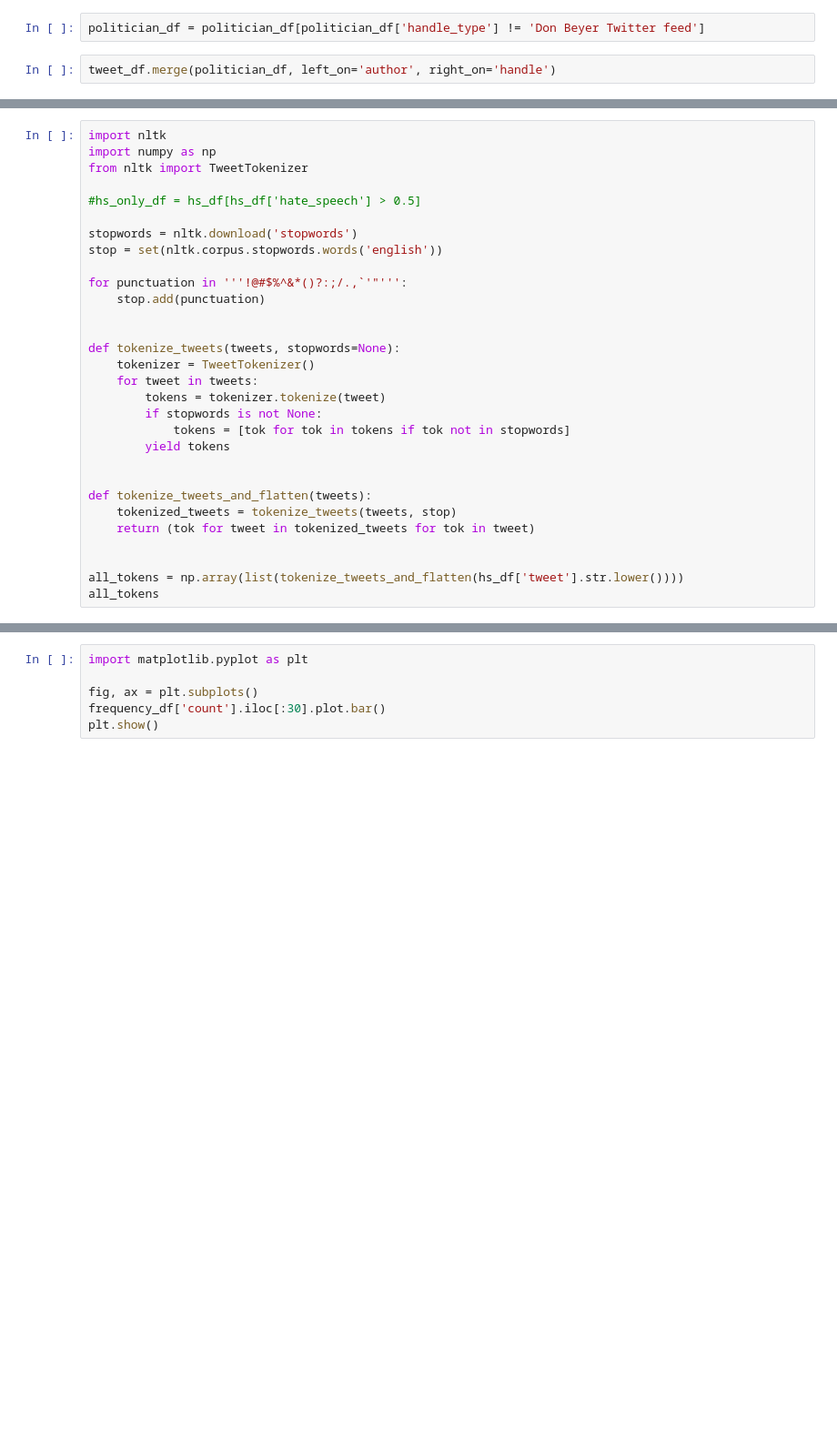
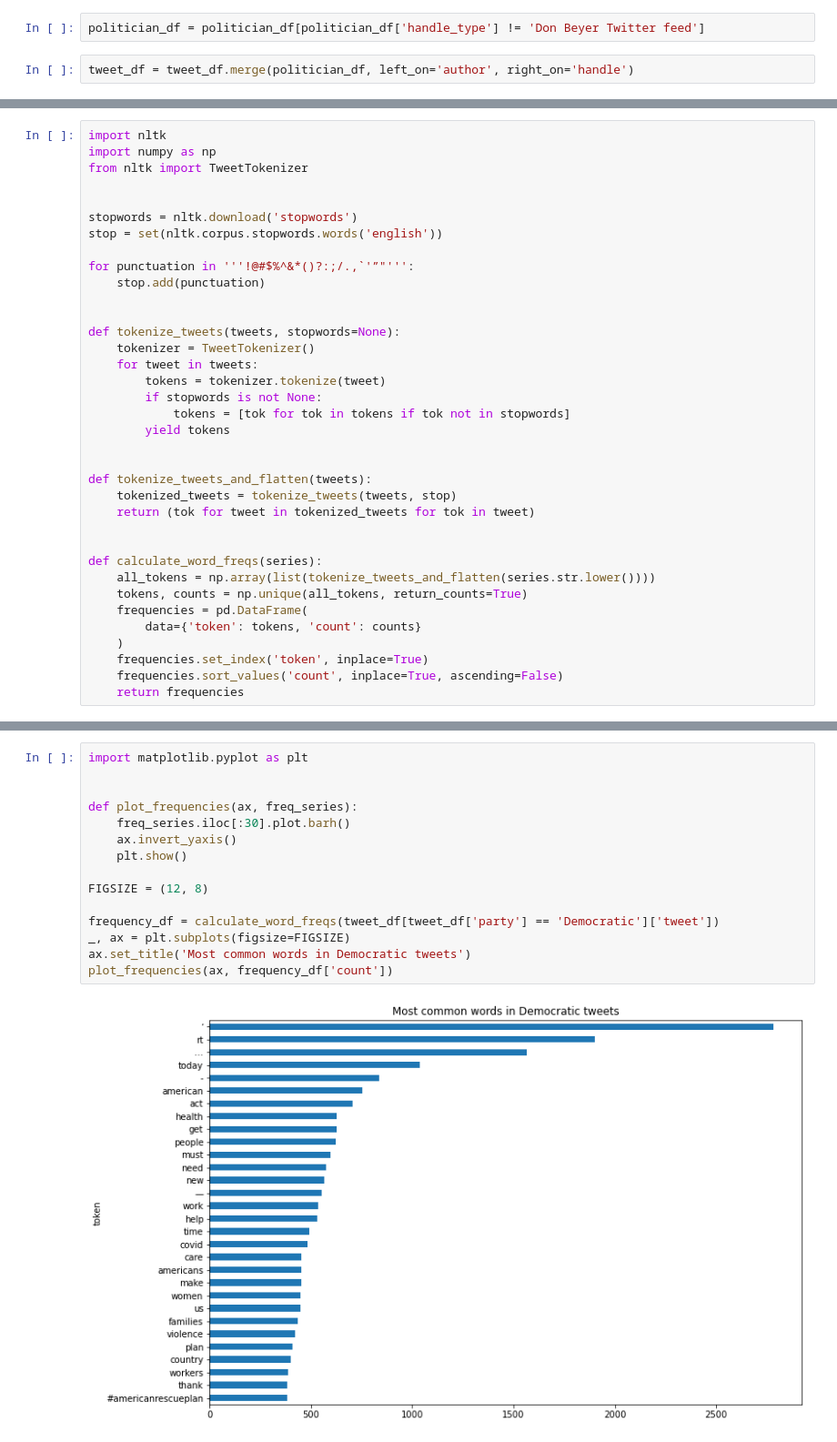
Before and after one commit to astralbijection/trans-data-analysis, a Jupyter notebook: notebooks/politician-eda.ipynb, the cells around one changed output, grey strips where cells are left out. Shown: that part at 91% size. Drawn from its saved outputs; the diff is of its cells as text; blank space fills up the shorter version.

Commit message:
EDA for single words

```diff
--- a/notebooks/politician-eda.ipynb
+++ b/notebooks/politician-eda.ipynb
@@ -80,4 +80,4 @@ Name: handle_type, dtype: int64
 # %%
 politician_df = politician_df[politician_df['handle_type'] != 'Don Beyer Twitter feed']
 # %%
-tweet_df.merge(politician_df, left_on='author', right_on='handle')
+tweet_df = tweet_df.merge(politician_df, left_on='author', right_on='handle')
@@ -100,12 +86,11 @@ import nltk
 import numpy as np
 from nltk import TweetTokenizer
 
-#hs_only_df = hs_df[hs_df['hate_speech'] > 0.5]
 
 stopwords = nltk.download('stopwords')
 stop = set(nltk.corpus.stopwords.words('english'))
 
-for punctuation in '''!@#$%^&*()?:;/.,`'"''':
+for punctuation in '''!@#$%^&*()?:;/.,`'”"''':
     stop.add(punctuation)
 
 
@@ -123,5 +108,12 @@ def tokenize_tweets_and_flatten(tweets):
     return (tok for tweet in tokenized_tweets for tok in tweet)
 
 
-all_tokens = np.array(list(tokenize_tweets_and_flatten(hs_df['tweet'].str.lower())))
-all_tokens
+def calculate_word_freqs(series):
+    all_tokens = np.array(list(tokenize_tweets_and_flatten(series.str.lower())))
+    tokens, counts = np.unique(all_tokens, return_counts=True)
+    frequencies = pd.DataFrame(
+        data={'token': tokens, 'count': counts}
+    )
+    frequencies.set_index('token', inplace=True)
+    frequencies.sort_values('count', inplace=True, ascending=False)
+    return frequencies
@@ -135,6 +123,17 @@ frequency_df.sort_values('count', inplace=True, ascending=False)
-# %%
-import matplotlib.pyplot as plt
-
-fig, ax = plt.subplots()
-frequency_df['count'].iloc[:30].plot.bar()
-plt.show()
+# %%
+import matplotlib.pyplot as plt
+
+
+def plot_frequencies(ax, freq_series):
+    freq_series.iloc[:30].plot.barh()
+    ax.invert_yaxis()
+    plt.show()
+
+FIGSIZE = (12, 8)
+
+frequency_df = calculate_word_freqs(tweet_df[tweet_df['party'] == 'Democratic']['tweet'])
+_, ax = plt.subplots(figsize=FIGSIZE)
+ax.set_title('Most common words in Democratic tweets')
+plot_frequencies(ax, frequency_df['count'])
+# %% [output]
+[figure, added]
```
Also changed, not shown: parts of 4 cells of this notebook.
